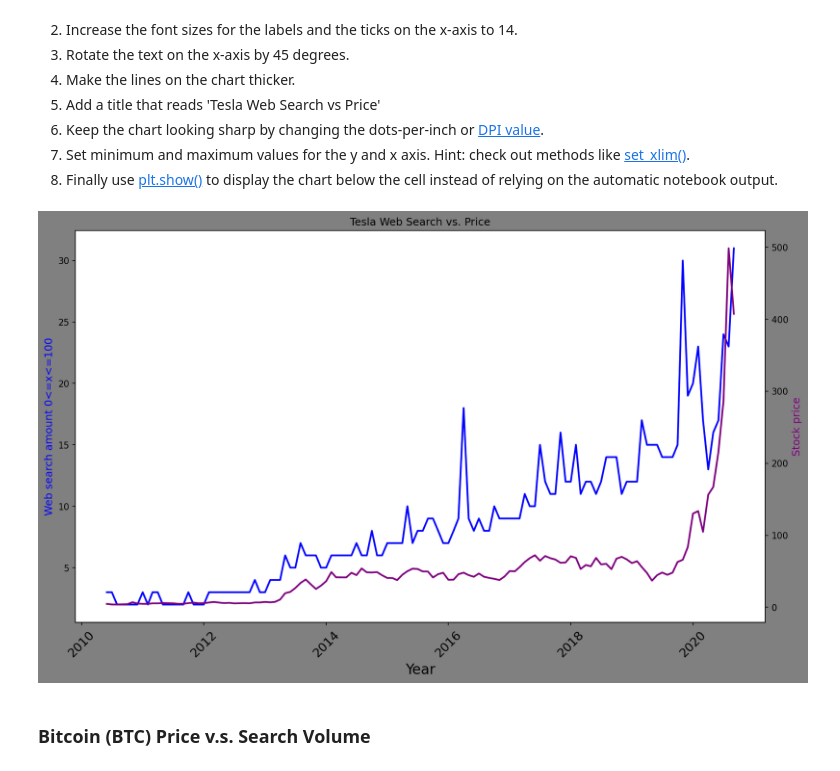
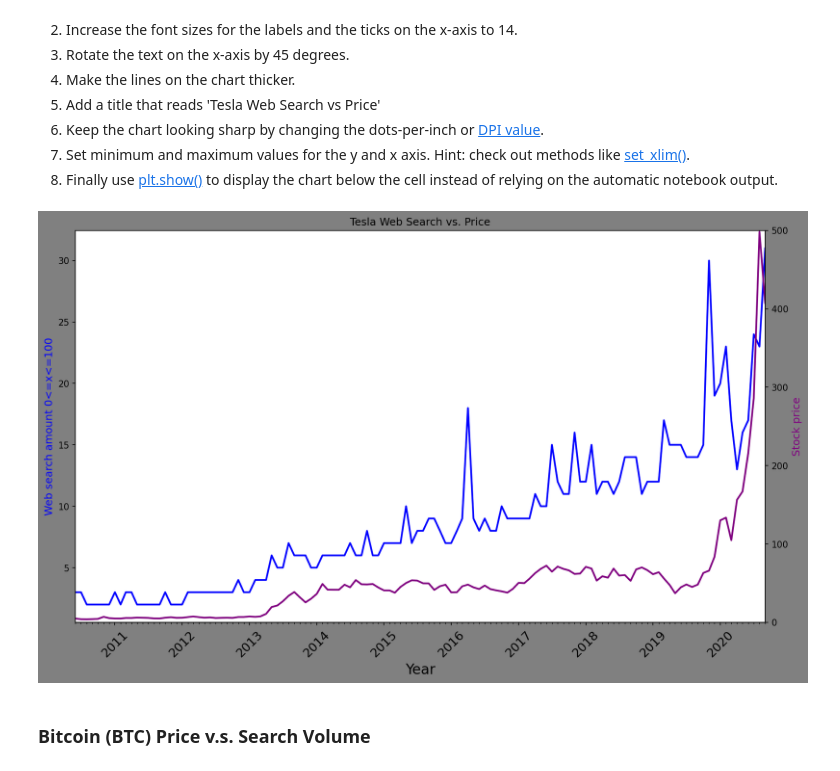
Before and after one commit to erfaw/elasti_py, a Jupyter notebook: Day075-erf/Google Trends Data Viz/Google Trends and Data Visualisation (start).ipynb, the cells around one changed output. Saved outputs shown, nothing was run; the diff lists cells and outputs as text; code cells hidden in the pictures.

```diff
--- a/Day075-erf/Google Trends Data Viz/Google Trends and Data Visualisation (start).ipynb
+++ b/Day075-erf/Google Trends Data Viz/Google Trends and Data Visualisation (start).ipynb
@@ -245,6 +246,9 @@ df_btc_price_monthly
 ### Notebook Formatting & Style Helpers
 # %%
 # Create locators for ticks on the time axis
+years = mdates.YearLocator()
+month = mdates.MonthLocator()
+years_fmt = mdates.DateFormatter('%Y')
 # %%
 # Register date converters to avoid warning messages
 # %% [markdown]
@@ -264,28 +268,36 @@ df_btc_price_monthly
 # %%
 plt.subplots(figsize= (14, 8), dpi= 150, facecolor= 'gray', )
 plt.xticks(fontsize= 14, rotation= 45)
 plt.title("Tesla Web Search vs. Price")
 ax1 = plt.gca()
 ax2 = ax1.twinx()
+
+ax1.xaxis.set_major_locator(years)
+ax1.xaxis.set_major_formatter(years_fmt)
+ax1.xaxis.set_minor_locator(month)
+
 ax1.plot(
     df_tesla['MONTH'],
     df_tesla['TSLA_WEB_SEARCH'],
     color= 'blue',
     linewidth= 2
 )
 ax2.plot(
     df_tesla['MONTH'],
     df_tesla['TSLA_USD_CLOSE'],
     color= 'purple',
     linewidth= 2
 )
 ax1.set_xlabel("Year", fontsize= 16)
 ax1.set_ylabel("Web search amount 0<=x<=100", color= 'blue', fontsize= 12)
 ax2.set_ylabel("Stock price", color= 'purple', fontsize= 12)
 
+plt.xlim(df_tesla['MONTH'].min(), df_tesla['MONTH'].max())
+plt.ylim(0, 500)
+
 plt.show()
 # %% [output]
-[figure, old version]
+[figure, new version]
 # %% [markdown]
 ### Bitcoin (BTC) Price v.s. Search Volume
 # %% [markdown]
```
Also changed, not shown: parts of 2 cells of this notebook.
